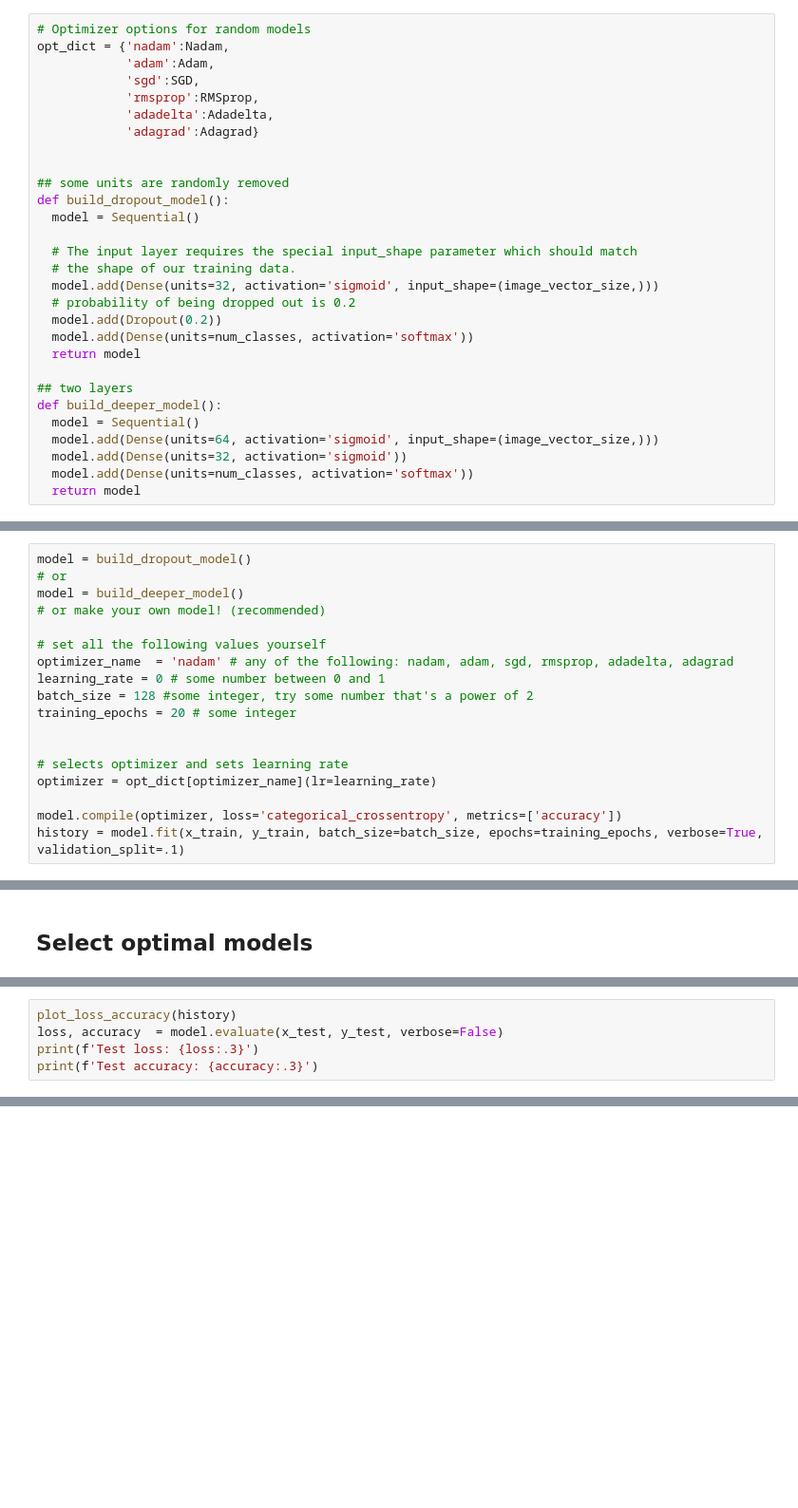
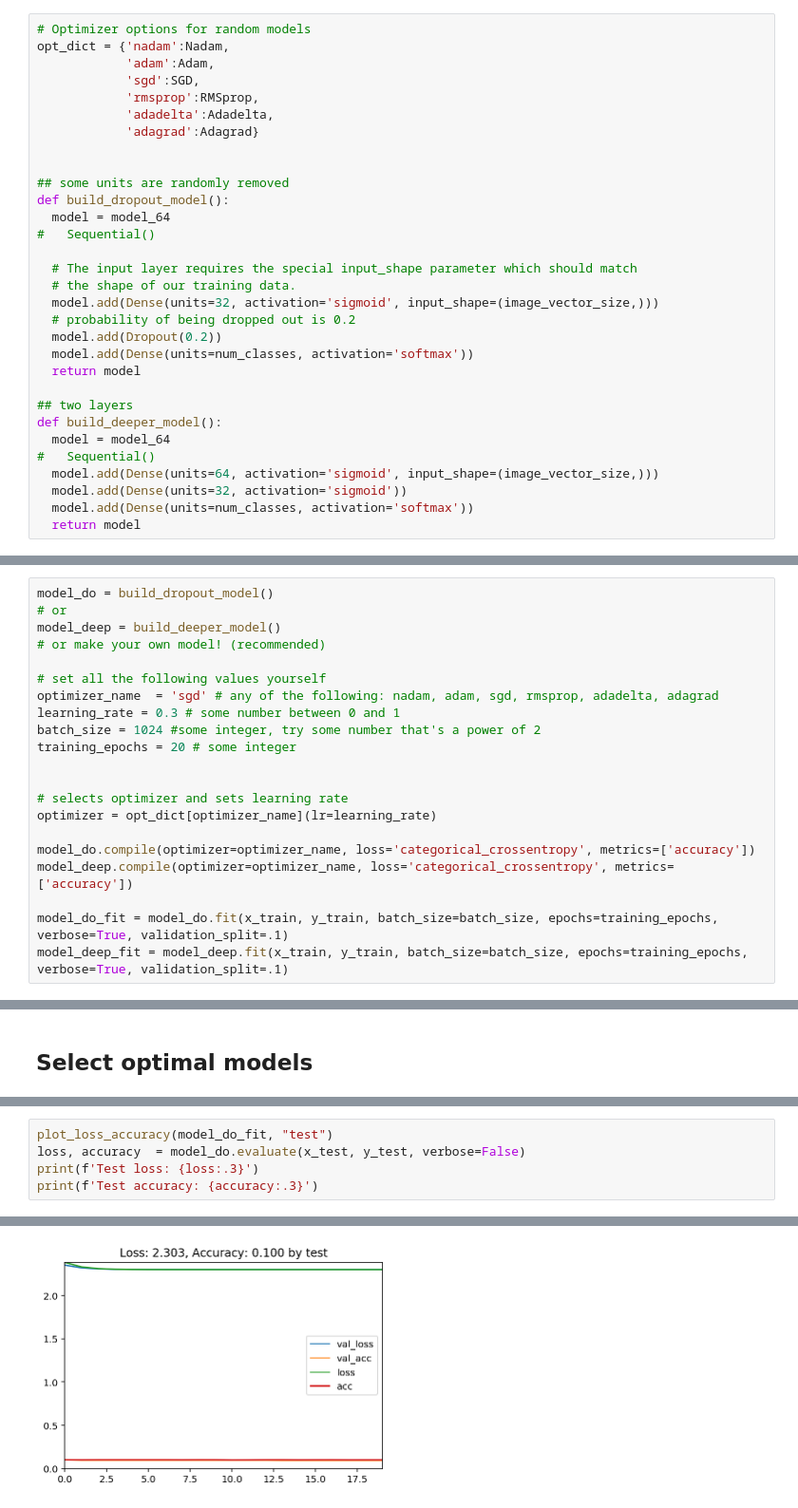
Before and after one commit to Cococatty/MachineLearningAssignment, a Jupyter notebook: 448_Assignment3.ipynb, the cells around one changed output, grey strips where cells are left out. Shown at 95% size. Cells and saved outputs as stored; diff of their text form; blank space fills up the shorter version.

```diff
--- a/448_Assignment3.ipynb
+++ b/448_Assignment3.ipynb
@@ -261,7 +344,8 @@ opt_dict = {'nadam':Nadam,
 
 ## some units are randomly removed
 def build_dropout_model():
-  model = Sequential()
+  model = model_64
+#   Sequential()
 
   # The input layer requires the special input_shape parameter which should match
   # the shape of our training data.
@@ -273,7 +357,8 @@ def build_dropout_model():
 
 ## two layers
 def build_deeper_model():
-  model = Sequential()
+  model = model_64
+#   Sequential()
   model.add(Dense(units=64, activation='sigmoid', input_shape=(image_vector_size,)))
   model.add(Dense(units=32, activation='sigmoid'))
   model.add(Dense(units=num_classes, activation='softmax'))
@@ -281,20 +366,23 @@ def build_deeper_model():
 # %% [markdown]
 ## Implement random modelling
 # %%
-model = build_dropout_model()
+model_do = build_dropout_model()
 # or
-model = build_deeper_model()
+model_deep = build_deeper_model()
 # or make your own model! (recommended)
 
 # set all the following values yourself
-optimizer_name  = 'nadam' # any of the following: nadam, adam, sgd, rmsprop, adadelta, adagrad
-learning_rate = 0 # some number between 0 and 1
-batch_size = 128 #some integer, try some number that's a power of 2
+optimizer_name  = 'sgd' # any of the following: nadam, adam, sgd, rmsprop, adadelta, adagrad
+learning_rate = 0.3 # some number between 0 and 1
+batch_size = 1024 #some integer, try some number that's a power of 2
 training_epochs = 20 # some integer
 
 
 # selects optimizer and sets learning rate
 optimizer = opt_dict[optimizer_name](lr=learning_rate)
 
-model.compile(optimizer, loss='categorical_crossentropy', metrics=['accuracy'])
-history = model.fit(x_train, y_train, batch_size=batch_size, epochs=training_epochs, verbose=True, validation_split=.1)
+model_do.compile(optimizer=optimizer_name, loss='categorical_crossentropy', metrics=['accuracy'])
+model_deep.compile(optimizer=optimizer_name, loss='categorical_crossentropy', metrics=['accuracy'])
+
+model_do_fit = model_do.fit(x_train, y_train, batch_size=batch_size, epochs=training_epochs, verbose=True, validation_split=.1)
+model_deep_fit = model_deep.fit(x_train, y_train, batch_size=batch_size, epochs=training_epochs, verbose=True, validation_split=.1)
@@ -305,5 +409,6 @@ history = model.fit(x_train, y_train, batch_size=batch_size, epochs=training_epo
 # %%
-plot_loss_accuracy(history)
-loss, accuracy  = model.evaluate(x_test, y_test, verbose=False)
+plot_loss_accuracy(model_do_fit, "test")
+loss, accuracy  = model_do.evaluate(x_test, y_test, verbose=False)
 print(f'Test loss: {loss:.3}')
 print(f'Test accuracy: {accuracy:.3}')
+# %% [output]
@@ -309,0 +418 @@ print(f'Test accuracy: {accuracy:.3}')
+[figure, added]
```
Also changed, not shown: parts of 13 cells of this notebook.
